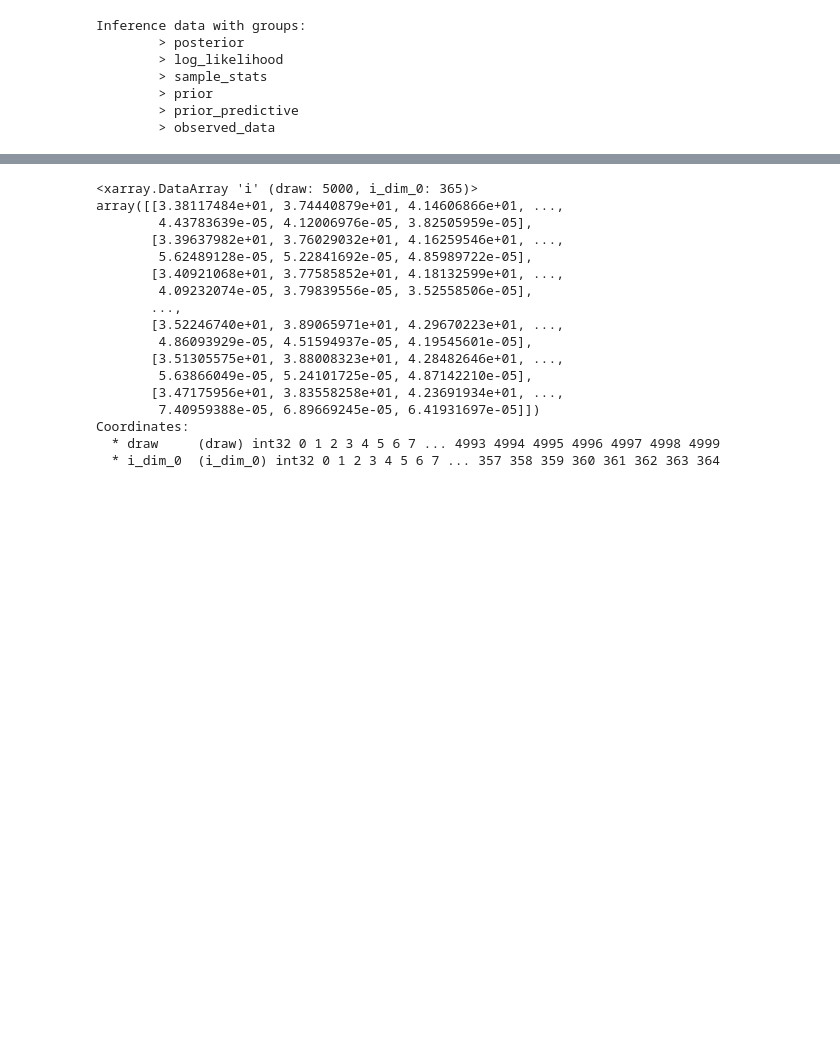
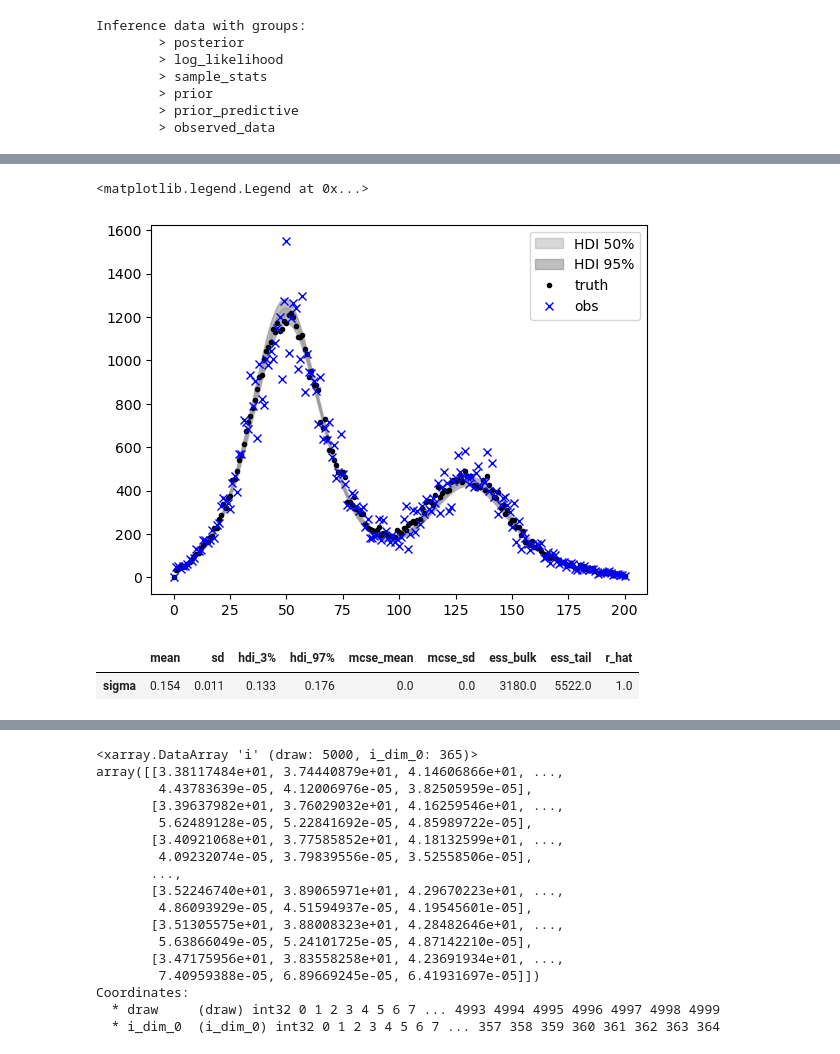
Before and after one commit to hwunrow/epykalman, a Jupyter notebook: src/sigmoid_mcmc_results.ipynb, the cells around one changed output, grey strips where cells are left out. Cells and saved outputs as stored; diff of their text form; code cells hidden in the pictures; blank space fills up the shorter version.

```diff
--- a/src/sigmoid_mcmc_results.ipynb
+++ b/src/sigmoid_mcmc_results.ipynb
@@ -47,0 +72,2 @@ sir_model.plot_likelihood()
+# %%
+sir_model.run_SIR_model(n_samples=n_samples, n_tune=n_tune, likelihood=likelihood, prior=prior, method=method, path=path)
@@ -47,0 +91,33 @@ sir_model.plot_likelihood()
+# %%
+fig, ax = plt.subplots()
+
+az.plot_hdi(
+    x=range(200),
+    y=sir_model.trace.posterior["i"],
+    hdi_prob=0.5,
+    color="gray",
+    smooth=False,
+    fill_kwargs={"label": "HDI 50%", "alpha": 0.3},
+    ax=ax
+)
+az.plot_hdi(
+    x=range(200),
+    y=sir_model.trace.posterior["i"],
+    hdi_prob=0.95,
+    color="gray",
+    smooth=False,
+    fill_kwargs={"label": "HDI 95%", "alpha": 0.5},
+    ax=ax
+)
+ax.plot(sir_model.data.i_true, '.', label="truth", color='black')
+ax.plot(sir_model.data.i, 'x', label="obs", color='blue')
+
+ax.legend()
+# %% [output]
+<matplotlib.legend.Legend at 0x...>
+[figure, added]
+# %%
+az.summary(sir_model.trace, var_names='sigma')
+# %% [output]
+|  | mean | sd | hdi_3% | hdi_97% | mcse_mean | mcse_sd | ess_bulk | ess_tail | r_hat |
+| sigma | 0.154 | 0.011 | 0.133 | 0.176 | 0.0 | 0.0 | 3180.0 | 5522.0 | 1.0 |
```
Also changed, not shown: parts of 16 cells of this notebook.
